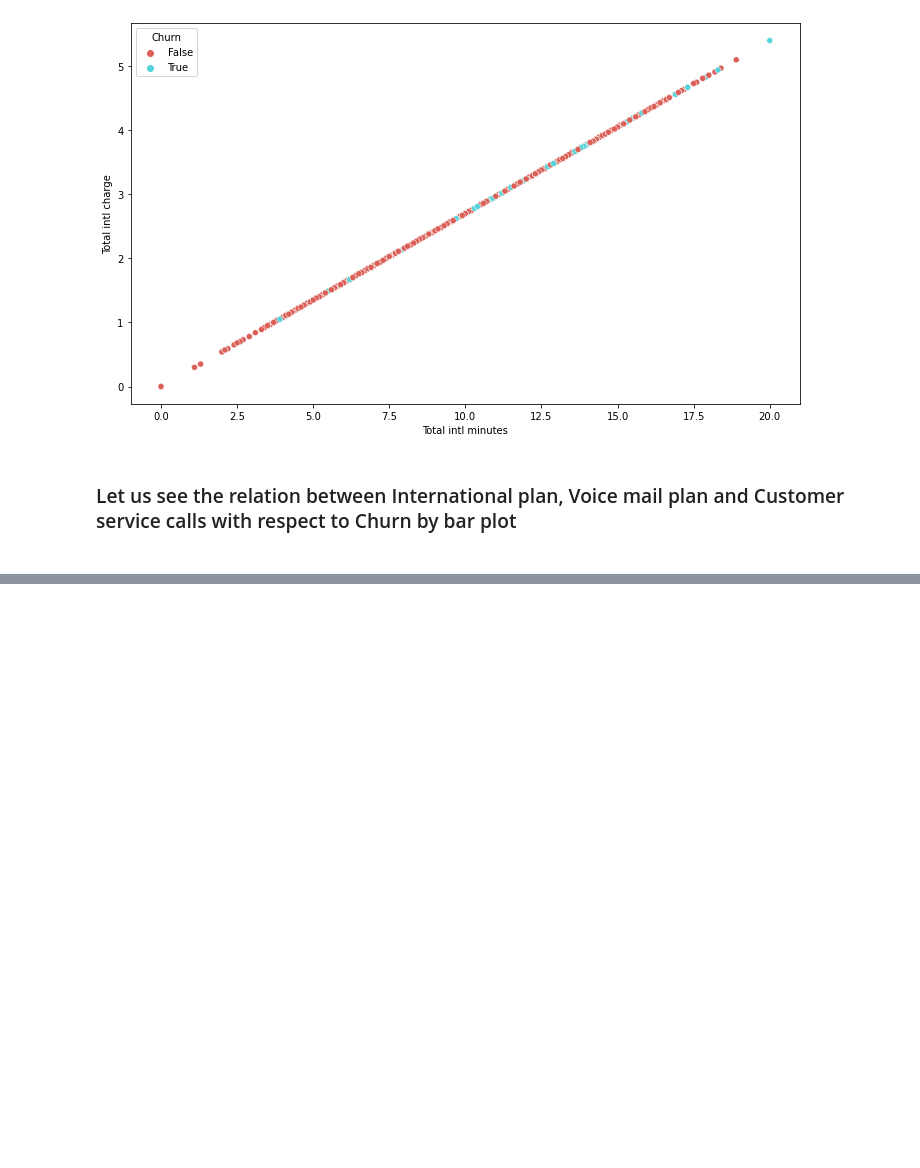
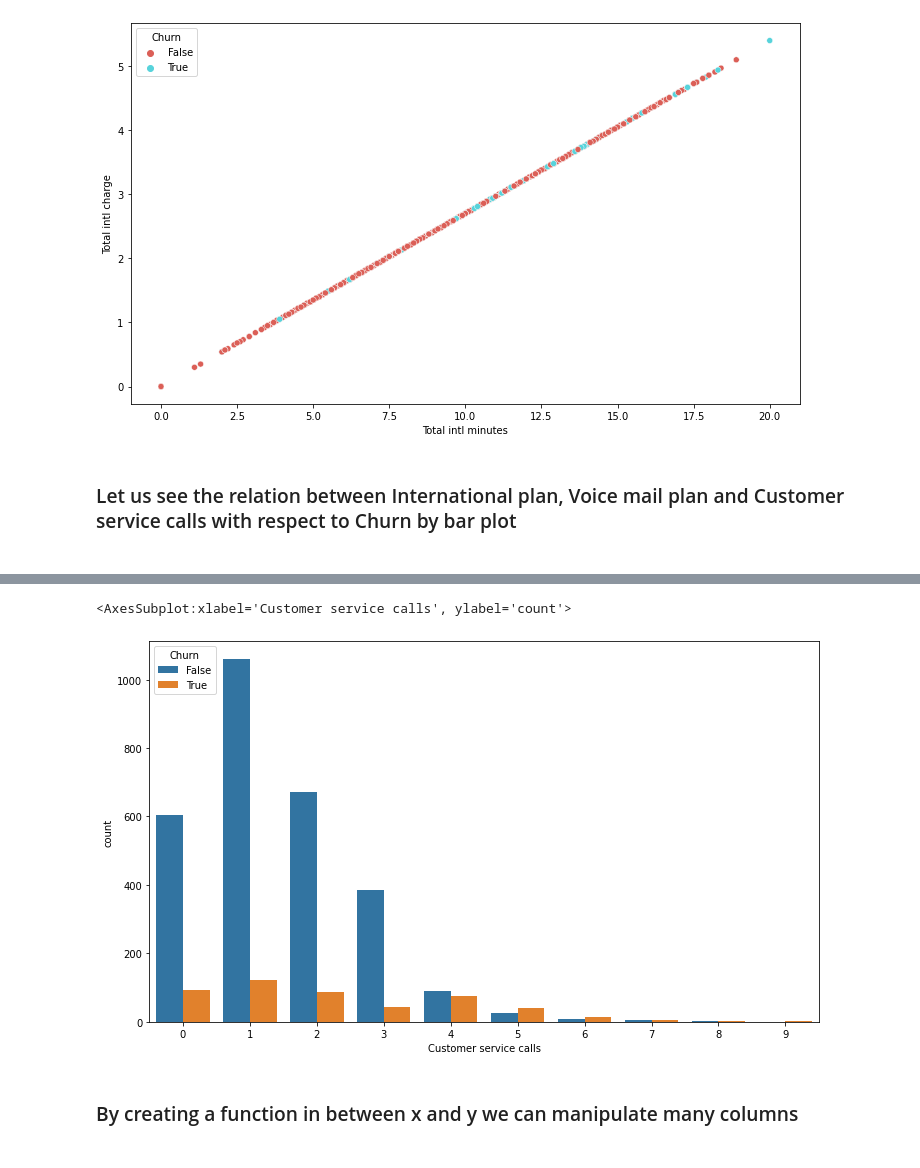
Before and after one commit to Anant-DS/EDA--Telecom_churn, a Jupyter notebook: Telecom churn analysis_AP.ipynb, the cells around one changed output, grey strips where cells are left out. Drawn from its saved outputs; the diff is of its cells as text; code cells hidden in the pictures; blank space fills up the shorter version.

```diff
--- a/Telecom churn analysis_AP.ipynb
+++ b/Telecom churn analysis_AP.ipynb
@@ -233,0 +244,7 @@ sns.scatterplot(x="Total intl minutes", y="Total intl charge", hue="Churn", data
+# %%
+sns.countplot(x='Customer service calls',hue="Churn",data = df)
+# %% [output]
+<AxesSubplot:xlabel='Customer service calls', ylabel='count'>
+[figure, added]
+# %% [markdown]
+<h3> By creating a function in between x and y we can manipulate many columns <h3>
```
Also changed, not shown: parts of 13 cells of this notebook.
